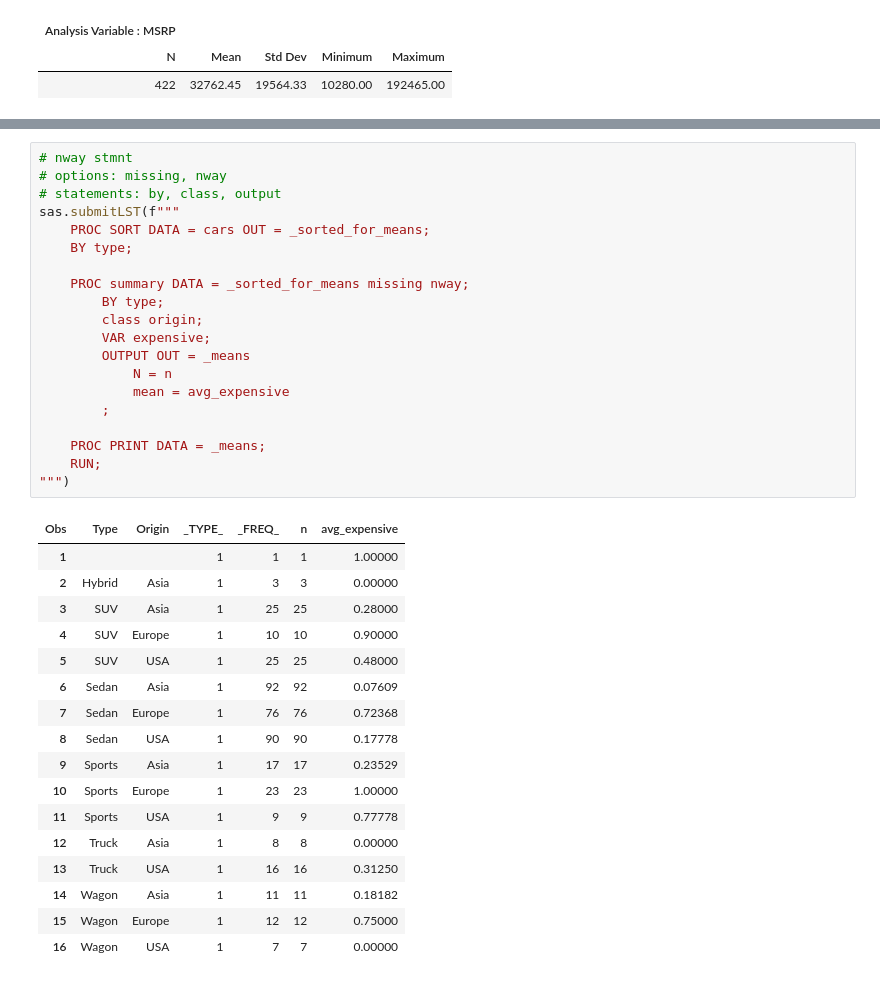
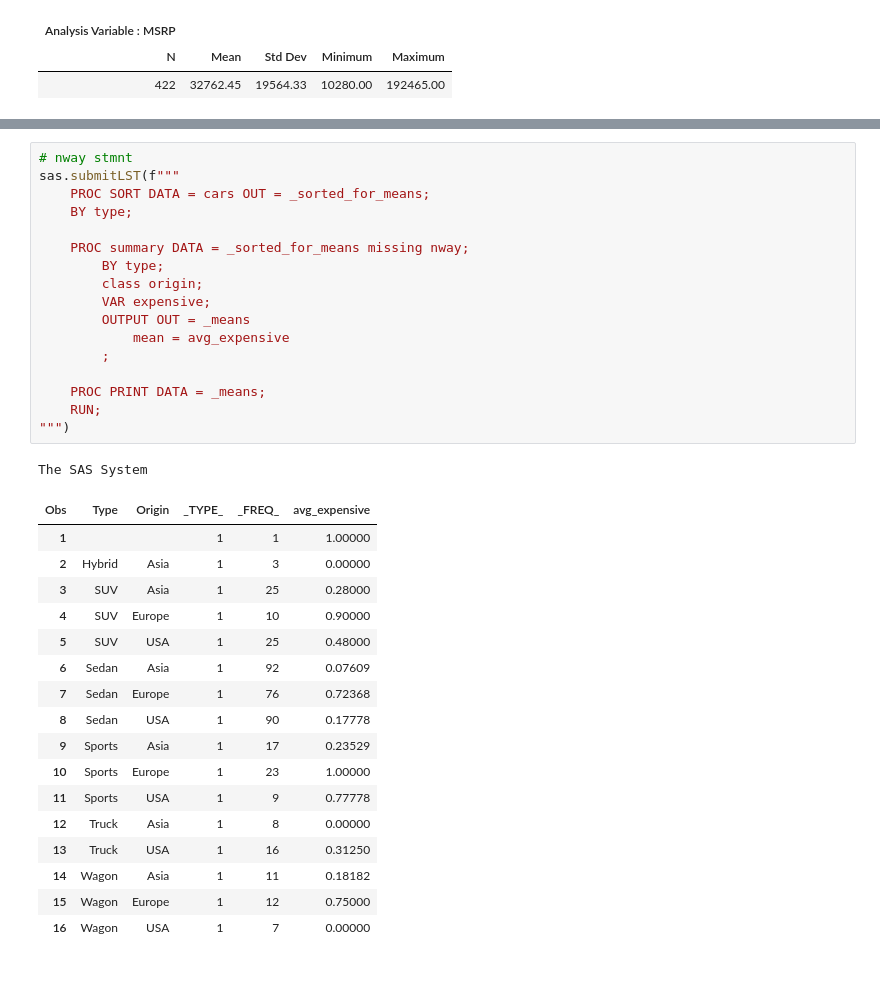
Before and after one commit to 0xdomyz/sas_collection, a Jupyter notebook: proc_data/proc_means.ipynb, the cells around one changed output, grey strips where cells are left out. Drawn from its saved outputs; the diff is of its cells as text.

```diff
--- a/proc_data/proc_means.ipynb
+++ b/proc_data/proc_means.ipynb
@@ -149,39 +165,37 @@ sas.submitLST(f"""
 | 23 | Wagon | USA | 1 | 7 | 7 | 0.00000 |
 # %%
 # nway stmnt
-# options: missing, nway
-# statements: by, class, output
 sas.submitLST(f"""
     PROC SORT DATA = cars OUT = _sorted_for_means;
     BY type;
 
     PROC summary DATA = _sorted_for_means missing nway;
         BY type;
         class origin;
         VAR expensive;
         OUTPUT OUT = _means
-            N = n
             mean = avg_expensive
         ;
 
     PROC PRINT DATA = _means;
     RUN;
 """)
 # %% [output]
+The SAS System
-| Obs | Type | Origin | _TYPE_ | _FREQ_ | n | avg_expensive |
-| 1 |  |  | 1 | 1 | 1 | 1.00000 |
-| 2 | Hybrid | Asia | 1 | 3 | 3 | 0.00000 |
-| 3 | SUV | Asia | 1 | 25 | 25 | 0.28000 |
-| 4 | SUV | Europe | 1 | 10 | 10 | 0.90000 |
-| 5 | SUV | USA | 1 | 25 | 25 | 0.48000 |
-| 6 | Sedan | Asia | 1 | 92 | 92 | 0.07609 |
-| 7 | Sedan | Europe | 1 | 76 | 76 | 0.72368 |
-| 8 | Sedan | USA | 1 | 90 | 90 | 0.17778 |
-| 9 | Sports | Asia | 1 | 17 | 17 | 0.23529 |
-| 10 | Sports | Europe | 1 | 23 | 23 | 1.00000 |
-| 11 | Sports | USA | 1 | 9 | 9 | 0.77778 |
-| 12 | Truck | Asia | 1 | 8 | 8 | 0.00000 |
-| 13 | Truck | USA | 1 | 16 | 16 | 0.31250 |
-| 14 | Wagon | Asia | 1 | 11 | 11 | 0.18182 |
-| 15 | Wagon | Europe | 1 | 12 | 12 | 0.75000 |
-| 16 | Wagon | USA | 1 | 7 | 7 | 0.00000 |
+| Obs | Type | Origin | _TYPE_ | _FREQ_ | avg_expensive |
+| 1 |  |  | 1 | 1 | 1.00000 |
+| 2 | Hybrid | Asia | 1 | 3 | 0.00000 |
+| 3 | SUV | Asia | 1 | 25 | 0.28000 |
+| 4 | SUV | Europe | 1 | 10 | 0.90000 |
+| 5 | SUV | USA | 1 | 25 | 0.48000 |
+| 6 | Sedan | Asia | 1 | 92 | 0.07609 |
+| 7 | Sedan | Europe | 1 | 76 | 0.72368 |
+| 8 | Sedan | USA | 1 | 90 | 0.17778 |
+| 9 | Sports | Asia | 1 | 17 | 0.23529 |
+| 10 | Sports | Europe | 1 | 23 | 1.00000 |
+| 11 | Sports | USA | 1 | 9 | 0.77778 |
+| 12 | Truck | Asia | 1 | 8 | 0.00000 |
+| 13 | Truck | USA | 1 | 16 | 0.31250 |
+| 14 | Wagon | Asia | 1 | 11 | 0.18182 |
+| 15 | Wagon | Europe | 1 | 12 | 0.75000 |
+| 16 | Wagon | USA | 1 | 7 | 0.00000 |
```
Also changed, not shown: parts of 6 cells of this notebook.
